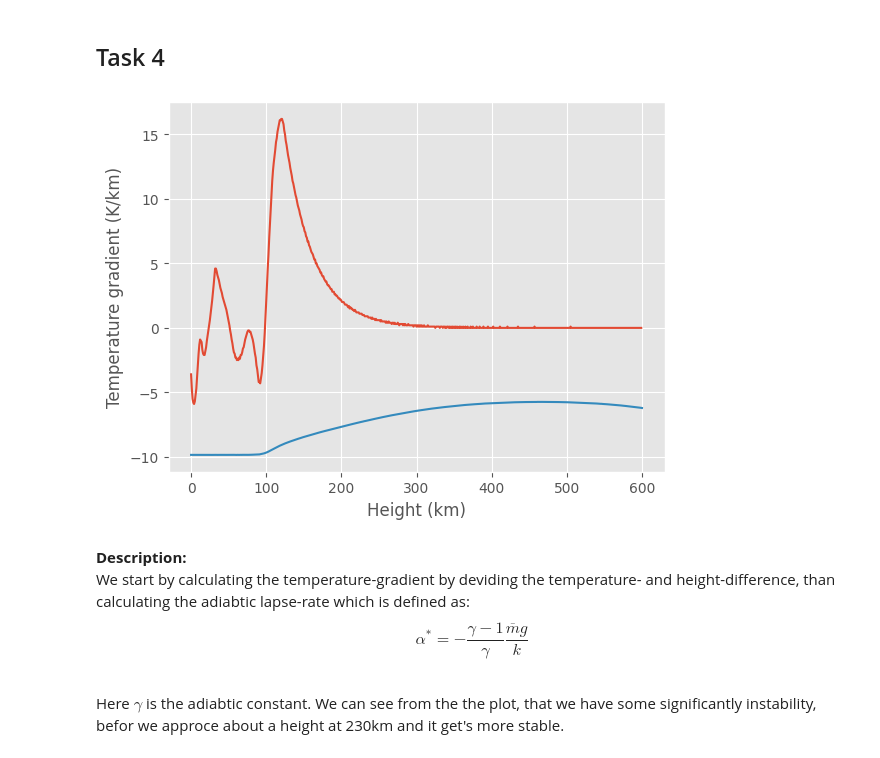
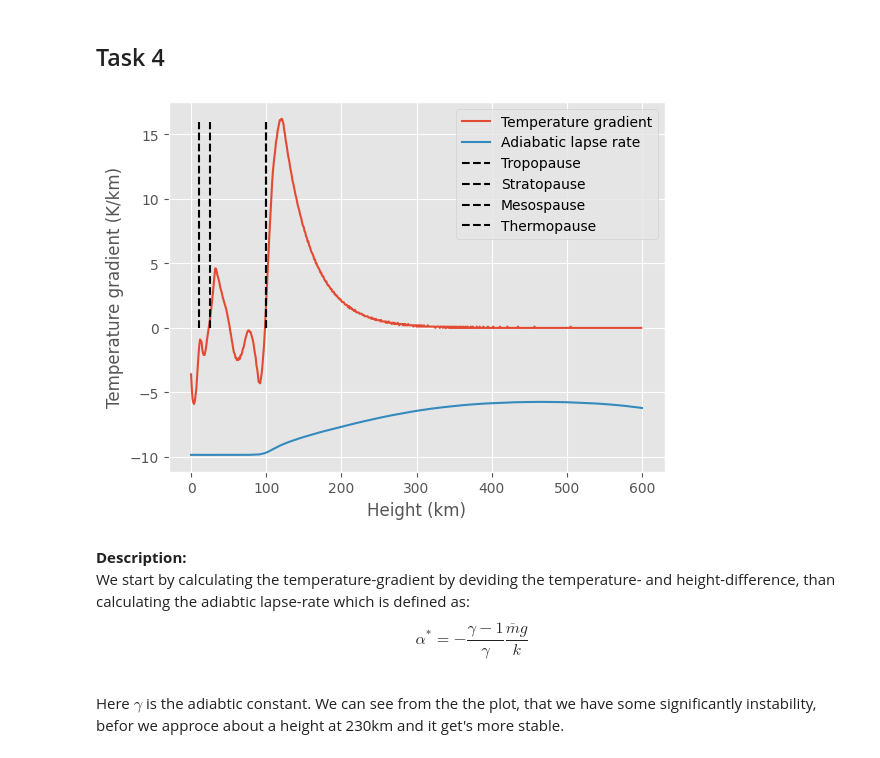
Before and after one commit to tva050/FYS-3003, a Jupyter notebook: Oblig 1/Exercies2.ipynb, the cells around one changed output. Saved outputs shown, nothing was run; the diff lists cells and outputs as text; code cells hidden in the pictures.

```diff
--- a/Oblig 1/Exercies2.ipynb
+++ b/Oblig 1/Exercies2.ipynb
@@ -20,7 +20,7 @@ m_N2 = 28.0134e-3
 m_O2 = 31.9988e-3
 
 """ Reading the data from the file MSIS.dat """
-height, O, N2, O2, mass_density, temperature_neutral = np.loadtxt('MSIS.dat', skiprows=18, unpack=True)
+height, O, N2, O2, mass_density, temperature_neutral = np.loadtxt(r'Data\MSIS.dat', skiprows=18, unpack=True)
 # %% [markdown]
 ## Task 1
 # %%
@@ -113,21 +113,26 @@ Here $z_0$ describes the height at sea level, and $H$ is scale height. As we can
 # %%
 def temperature_vs_adiabatic():
     dT = np.diff(temperature_neutral) # Temperature difference
     dz = np.diff(height) # Height difference
 
     dTdz = dT/dz # Temperature gradient
 
     abc_lapsrate = -(((1.4-1)/(1.4)) * ((ave_mass *g_0)/k_B))*1e3 # Adiabatic lapse rate, with coneversion to K/km
 
-    plt.plot(height[:-1], dTdz)
-    plt.plot(height, abc_lapsrate)
+    plt.plot(height[:-1], dTdz, label='Temperature gradient')
+    plt.plot(height, abc_lapsrate, label='Adiabatic lapse rate')
+    plt.vlines(10, 0, 16, colors='k', linestyles='dashed', label='Tropopause')
+    plt.vlines(25, 0, 16, colors='k', linestyles='dashed', label='Stratopause')
+    plt.vlines(100, 0, 16, colors='k', linestyles='dashed', label='Mesospause')
+    plt.vlines(100, 0, 16, colors='k', linestyles='dashed', label='Thermopause')
     plt.xlabel('Height (km)')
     plt.ylabel('Temperature gradient (K/km)')
+    plt.legend()
     plt.show()
 
 temperature_vs_adiabatic()
 # %% [output]
-[figure, old version]
+[figure, new version]
 # %% [markdown]
 **Description:**\
 We start by calculating the temperature-gradient by deviding the temperature- and height-difference, than calculating the adiabtic lapse-rate which is defined as:
```
Also changed, not shown: 7 other files.
